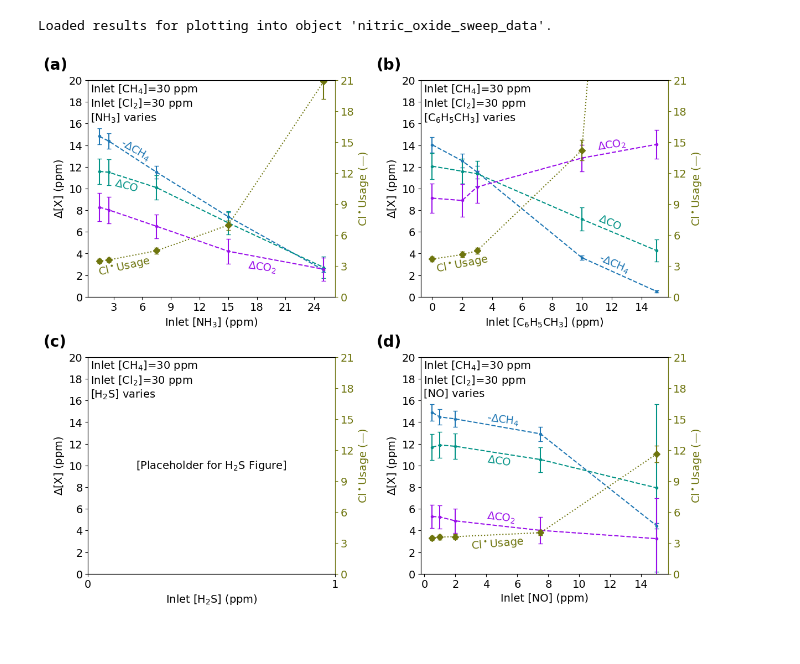
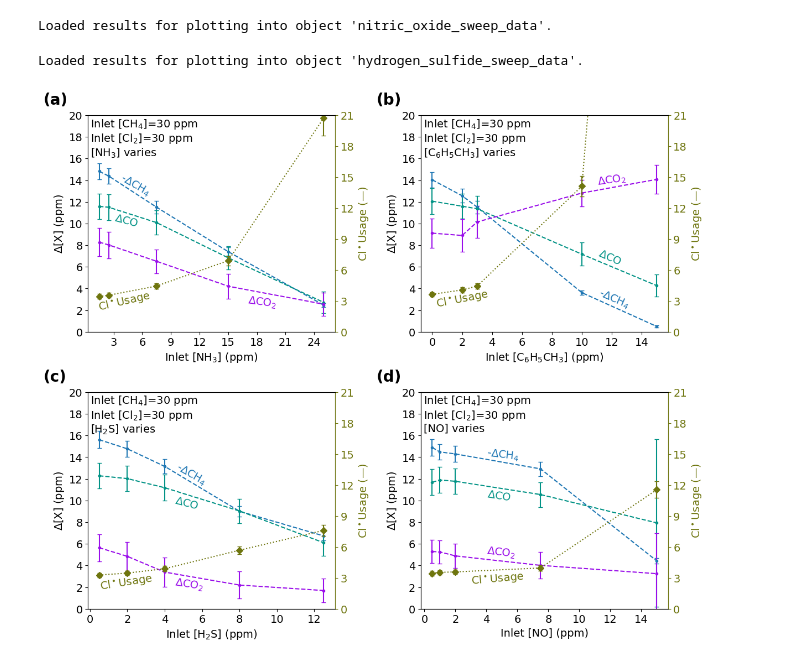
Before and after one commit to richardsrandall/Fall-2024-Cl2, a Jupyter notebook: _combined_plots/paper_plots_v1/figure-vary_co_fed_gases.ipynb, the cells around one changed output. Drawn from its saved outputs; the diff is of its cells as text; code cells hidden in the pictures.

Commit message:
Add H2S to co-fed gases figure. Label lines.

```diff
--- a/_combined_plots/paper_plots_v1/figure-vary_co_fed_gases.ipynb
+++ b/_combined_plots/paper_plots_v1/figure-vary_co_fed_gases.ipynb
@@ -166,6 +166,60 @@ nitric_oxide_sweep_data = current_data
 print("Loaded results for plotting into object 'nitric_oxide_sweep_data'.")
 # %% [output]
 Loaded results for plotting into object 'nitric_oxide_sweep_data'.
+# %%
+# Load data for the ammonia trial
+current_data = types.SimpleNamespace()
+
+# Select data from only the the experiments we want
+bypass_data = all_bypass_data[all_bypass_data["experiment_name"]=='02-07-25 H2S Sweep']
+conversion_data = all_conversion_data[all_conversion_data["experiment_name"]=='02-07-25 H2S Sweep']
+
+# Get the ammonias
+ch4_conversions = conversion_data['Selected: CH4 (ppm) conversion']
+cl2_conversions = conversion_data['Cl2 LabJack: Cl2 reading minus zero (mV) conversion']
+start_times = conversion_data['start_time']
+
+# Extract the means for each bypass period
+means = (bypass_data.groupby('closest_start_time').mean(numeric_only=True).reset_index()) #Quick and dirty; we can use apply to do more involved operations, though.
+hydrogen_sulfides = [float(means[means.closest_start_time==t]['LF N2 MFC: Actual Flow']) for t in start_times] #Lookup the correct entry in the groupby
+current_data.hydrogen_sulfides = [v*(50.0/200.0) for v in hydrogen_sulfides] # Scale appropriately
+co2 = [float(means[means.closest_start_time==t]['Picarro: CO2 (ppm)']) for t in start_times]
+co = [float(means[means.closest_start_time==t]['FTIR: CO (ppm)']) for t in start_times]
+ch2o = [float(means[means.closest_start_time==t]['FTIR: CH2O (ppm)']) for t in start_times]
+
+# The Cl2 tank ppms are set manually here based on notes taken during each experiment; it's not recorded automatically in software.
+cl2_tank_ppms = [1000]*conversion_data.shape[0]
+
+# Extract the values and 95% CI from the CH4 conversion data
+((current_data.ch4_conversions,current_data.ch4_95_ci),) = cl2_utils.extract_spectrometer_data_from_conversions(conversion_data,
+            fields=['Selected: CH4 (ppm)'], percent_accuracy_95 = cl2_experiment_constants.picarro_percent_accuracy_95, absolute_accuracy_95 = cl2_experiment_constants.picarro_absolute_accuracy_95)
+
+# Extract the values and 95% CI from the Cl2 conversion data
+(current_data.cl2_baseline, current_data.cl2_conversions, current_data.cl2_conversion_95_ci) = cl2_utils.extract_cl2_data_from_conversions(conversion_data,bypass_data,cl2_tank_ppms,cl2_experiment_constants.cl2_mfc_sccm_accuracy_95,cl2_experiment_constants.cl2_node_absolute_accuracy_95)
+# We assume a fixed Cl2 baseline and conversion equal to the no-ammonia Cl2 conversion, since the dark reaction of Cl2 and NH3 makes it impossible to measure Cl2 conversion with NH3 present
+current_data.cl2_baseline = [current_data.cl2_baseline[0]]*len(current_data.cl2_baseline)
+current_data.cl2_conversions = [current_data.cl2_conversions[0]]*len(current_data.cl2_conversions)
+current_data.cl2_conversion_95_ci = [current_data.cl2_conversion_95_ci[0]]*len(current_data.cl2_conversion_95_ci)
+current_data.inlet_cl2 = current_data.cl2_baseline
+
+# Extract the means and 95% CI's for each gas in each bypass period
+fields = ['FTIR: CO2 (ppm)','FTIR: CO (ppm)','FTIR: CH2O (ppm)']
+((current_data.co2,current_data.co2_95_ci),(current_data.co,current_data.co_95_ci),(current_data.ch2o,current_data.ch2o_95_ci)) = cl2_utils.extract_spectrometer_data_from_bypass(conversion_data,bypass_data,fields,percent_accuracy_95=5,absolute_accuracy_95=1)
+
+# Get the means and 95% CI for the sum of all of them
+current_data.co_co2_ch2o_sum = current_data.co2+current_data.co+current_data.ch2o
+current_data.co_co2_ch2o_95_ci = 2*np.sqrt((0.5*current_data.co2_95_ci)**2 + (0.5*current_data.co_95_ci)**2 + (0.5*current_data.ch2o_95_ci)**2)
+
+# Compute the Cl* efficiencies
+(current_data.cl_budget,current_data.cl_budget_95_ci) = get_cl_radical_budget(current_data.inlet_cl2)
+current_data.cl_per_ch4 = current_data.cl_budget / current_data.ch4_conversions
+current_data.cl2_per_ch4_95_ci = cl2_utils.get_95_ci_of_ratio(current_data.cl_budget,current_data.cl_budget_95_ci,current_data.ch4_conversions,current_data.ch4_95_ci)
+
+# Save to variable and report success
+hydrogen_sulfide_sweep_data = current_data
+print("Loaded results for plotting into object 'hydrogen_sulfide_sweep_data'.")
+# %% [output]
+Loaded results for plotting into object 'hydrogen_sulfide_sweep_data'.
 # %%
 # Global settings
 use_error_bars = True
@@ -182,8 +236,9 @@ ax_d.text(-0.18,1.05, "(d)", transform=ax_d.transAxes, size=plot_default_propert
 ax_d_right = ax_d.twinx()
 
 # Plot the lines and set the axis labels, the same for all axes
-for (current_data, current_axis, current_axis_right,x_vals) in zip((ammonia_sweep_data,toluene_sweep_data,None,nitric_oxide_sweep_data),(ax_a,ax_b,ax_c,ax_d),(ax_a_right,ax_b_right,ax_c_right,ax_d_right),
-                                                                   (ammonia_sweep_data.ammonias,toluene_sweep_data.toluenes,None,nitric_oxide_sweep_data.nitric_oxides)):
+for (current_data, current_axis, current_axis_right,x_vals) in zip((ammonia_sweep_data,toluene_sweep_data,hydrogen_sulfide_sweep_data,nitric_oxide_sweep_data),
+                                                                   (ax_a,ax_b,ax_c,ax_d),(ax_a_right,ax_b_right,ax_c_right,ax_d_right),
+                                                                   (ammonia_sweep_data.ammonias,toluene_sweep_data.toluenes,hydrogen_sulfide_sweep_data.hydrogen_sulfides,nitric_oxide_sweep_data.nitric_oxides)):
 
     if current_data is not None:
         cl2_utils.do_error_bar(current_axis,line_default_properties,'CH4',x_vals,current_data.ch4_conversions,(current_data.ch4_95_ci if use_error_bars else None))
@@ -219,37 +274,39 @@ ax_c_right.set_ylim(0,21)
 ax_d_right.set_ylim(0,21)
 ax_a.set_xlabel("Inlet [NH$_3$] (ppm)")
 ax_b.set_xlabel("Inlet [C$_6$H$_5$CH$_3$] (ppm)")
 ax_c.set_xlabel("Inlet [H$_2$S] (ppm)")
 ax_d.set_xlabel("Inlet [NO] (ppm)")
 
-ax_c.text(0.5,0.5,"[Placeholder for H$_2$S Figure]",transform=ax_c.transAxes,ha='center',va='center',color='k')
-ax_c.text(0.01,0.99,"Inlet [CH$_4$]=30 ppm\nInlet [Cl$_2$]=30 ppm\n[H$_2$S] varies",transform=ax_c.transAxes,ha='left',va='top')
-
+# Label the lines
 labels_a = (('CH4',3.5,12.3,-30),
           ('CO2',17,2,-8),
           ('CO',3,9.5,-15),
-          #('CH2O',0,0,0),
           ('Cl* Efficiency',1.3,1.7,13))
 cl2_utils.label_lines(ax_a,line_default_properties,labels_a)
 ax_a.text(0.01,0.99,"Inlet [CH$_4$]=30 ppm\nInlet [Cl$_2$]=30 ppm\n[NH$_3$] varies",transform=ax_a.transAxes,ha='left',va='top')
 
 labels_b = (('CH4',11,1.9,-24),
           ('CO2',11,13.3,8),
           ('CO',11,6,-24),
-          #('CH2O',0,0,0),
           ('Cl* Efficiency',0.2,2,11))
 cl2_utils.label_lines(ax_b,line_default_properties,labels_b)
 ax_b.text(0.01,0.99,"Inlet [CH$_4$]=30 ppm\nInlet [Cl$_2$]=30 ppm\n[C$_6$H$_5$CH$_3$] varies",transform=ax_b.transAxes,ha='left',va='top')
 
+labels_c = (('CH4',4.5,11.2,-30),
+          ('CO2',4.5,1.5,-9),
+          ('CO',4.5,9,-15),
+          ('Cl* Efficiency',0.5,1.5,9))
+cl2_utils.label_lines(ax_c,line_default_properties,labels_c)
+ax_c.text(0.01,0.99,"Inlet [CH$_4$]=30 ppm\nInlet [Cl$_2$]=30 ppm\n[H$_2$S] varies",transform=ax_c.transAxes,ha='left',va='top')
+
 labels_d = (('CH4',4,13.5,-7),
           ('CO2',4,4.5,-7),
           ('CO',4,9.8,-9),
-          #('CH2O',0,0,0),
           ('Cl* Efficiency',3,2,5))
 cl2_utils.label_lines(ax_d,line_default_properties,labels_d)
 ax_d.text(0.01,0.99,"Inlet [CH$_4$]=30 ppm\nInlet [Cl$_2$]=30 ppm\n[NO] varies",transform=ax_d.transAxes,ha='left',va='top')
 
 plt.savefig('exported_images/vary_co_fed_gases_results.png', bbox_inches='tight',dpi=300)
 plt.show()
 # %% [output]
-[figure, old version]
+[figure, new version]
```
Also changed, not shown: parts of 1 cell of this notebook, 2 other files.
